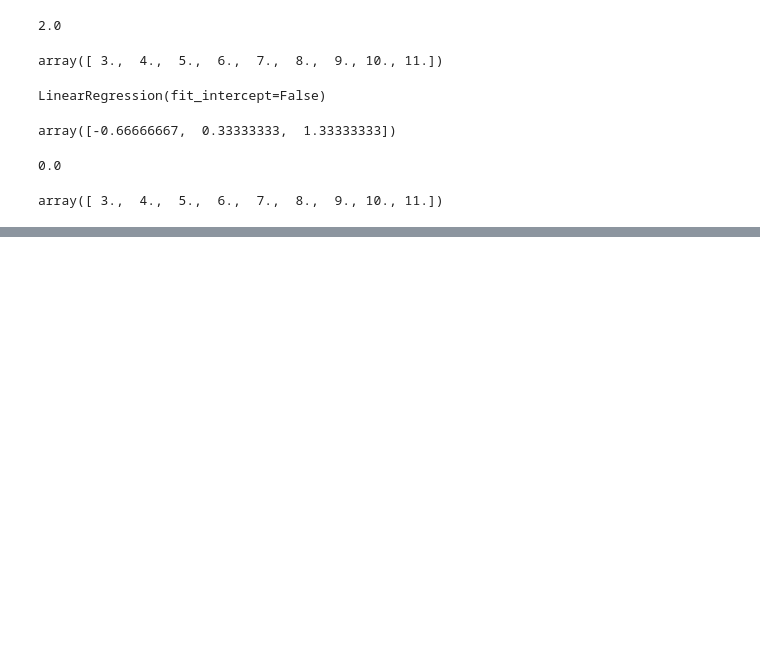
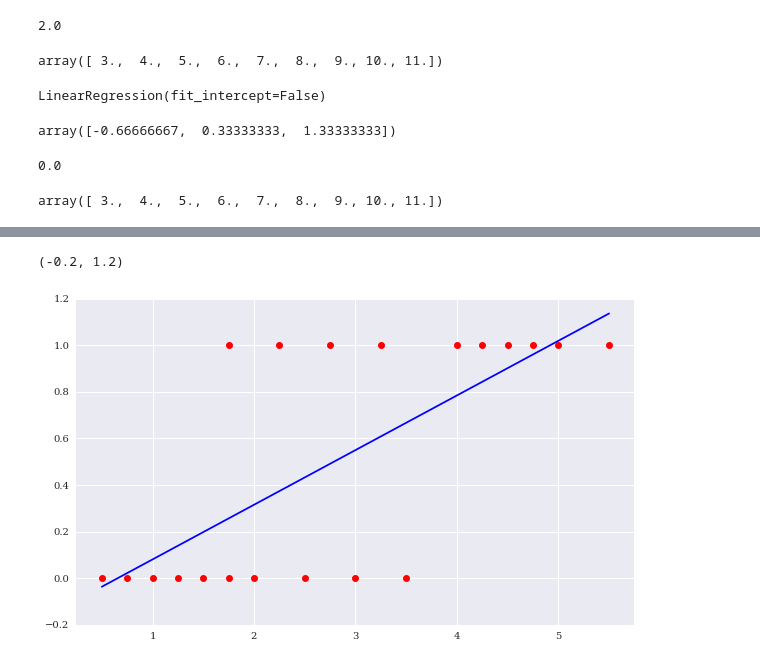
Before and after one commit to omsouravsharma/Python_for_algorithmic_trading-, a Jupyter notebook: Chapter-5.ipynb, the cells around one changed output, grey strips where cells are left out. Drawn from its saved outputs; the diff is of its cells as text; code cells hidden in the pictures; blank space fills up the shorter version.

```diff
--- a/Chapter-5.ipynb
+++ b/Chapter-5.ipynb
@@ -265,0 +282,10 @@ array([ 3.,  4.,  5.,  6.,  7.,  8.,  9., 10., 11.])
+# %%
+reg = np.polyfit(hours, success, deg=1)
+
+plt.figure(figsize=(10,6))
+plt.plot(hours, success, 'ro')
+plt.plot(hours, np.polyval(reg, hours),'b')
+plt.ylim(-0.2, 1.2)
+# %% [output]
+(-0.2, 1.2)
+[figure, added]
```
Also changed, not shown: parts of 22 cells of this notebook.
